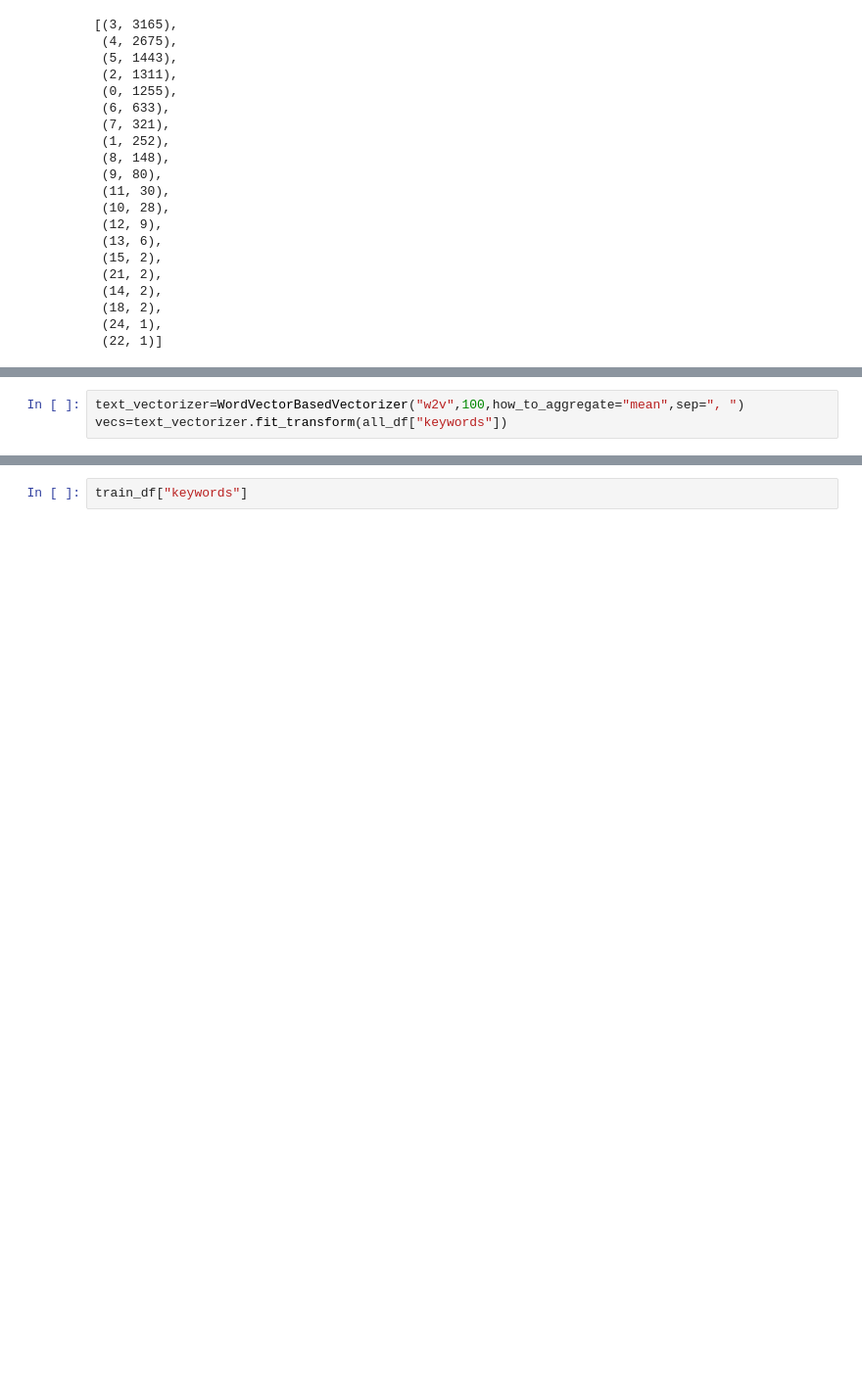
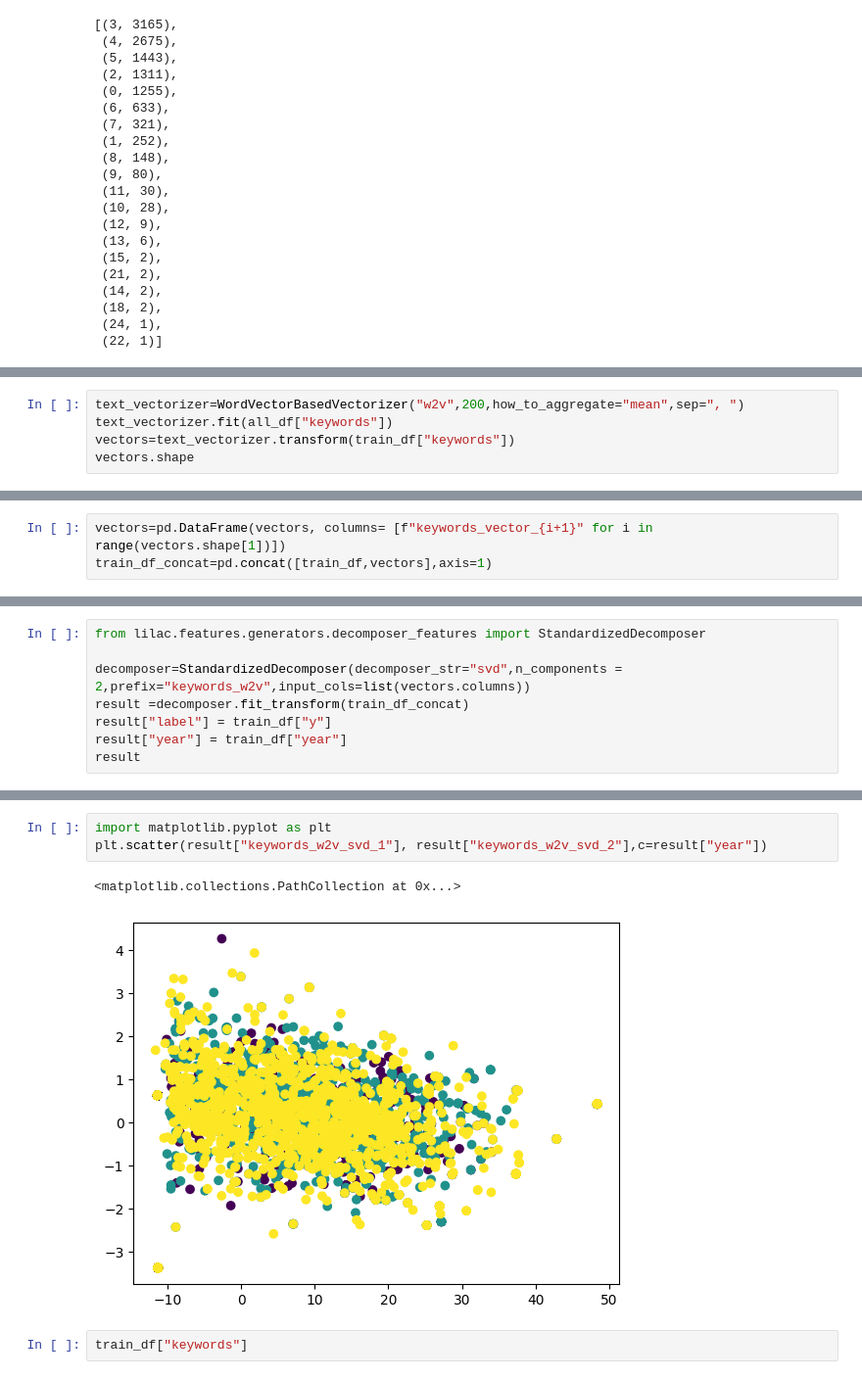
Before and after one commit to habroptilus/ds-monorepo, a Jupyter notebook: projects/prob_ac/eda.ipynb, the cells around one changed output, grey strips where cells are left out. Shown: that part at 98% size. Saved outputs shown, nothing was run; the diff lists cells and outputs as text; blank space fills up the shorter version.

```diff
--- a/projects/prob_ac/eda.ipynb
+++ b/projects/prob_ac/eda.ipynb
@@ -99,5 +90,7 @@ array([ 0.23905903,  0.44110057,  0.04697207,  1.0514789 ,  1.3433418 ,
 # %%
-text_vectorizer=WordVectorBasedVectorizer("w2v",100,how_to_aggregate="mean",sep=", ")
-vecs=text_vectorizer.fit_transform(all_df["keywords"])
+text_vectorizer=WordVectorBasedVectorizer("w2v",200,how_to_aggregate="mean",sep=", ")
+text_vectorizer.fit(all_df["keywords"])
+vectors=text_vectorizer.transform(train_df["keywords"])
+vectors.shape
 # %% [output]
 Extracting required params in WordVectorizerFactory.
@@ -116,0 +98,3 @@ array([[ 0.04176531, -0.08907208,  0.01203408, ..., -0.07072501,
+# %%
+vectors=pd.DataFrame(vectors, columns= [f"keywords_vector_{i+1}" for i in range(vectors.shape[1])])
+train_df_concat=pd.concat([train_df,vectors],axis=1)
@@ -116,0 +117,8 @@ array([[ 0.04176531, -0.08907208,  0.01203408, ..., -0.07072501,
+# %%
+from lilac.features.generators.decomposer_features import StandardizedDecomposer
+
+decomposer=StandardizedDecomposer(decomposer_str="svd",n_components = 2,prefix="keywords_w2v",input_cols=list(vectors.columns))
+result =decomposer.fit_transform(train_df_concat)
+result["label"] = train_df["y"]
+result["year"] = train_df["year"]
+result
@@ -117,3 +139,9 @@ array([[ 0.04176531, -0.08907208,  0.01203408, ..., -0.07072501,
+# %%
+import matplotlib.pyplot as plt
+plt.scatter(result["keywords_w2v_svd_1"], result["keywords_w2v_svd_2"],c=result["year"])
+# %% [output]
+<matplotlib.collections.PathCollection at 0x...>
+[figure, added]
 # %%
 train_df["keywords"]
 # %% [output]
```
Also changed, not shown: parts of 5 cells of this notebook, 4 other files.
